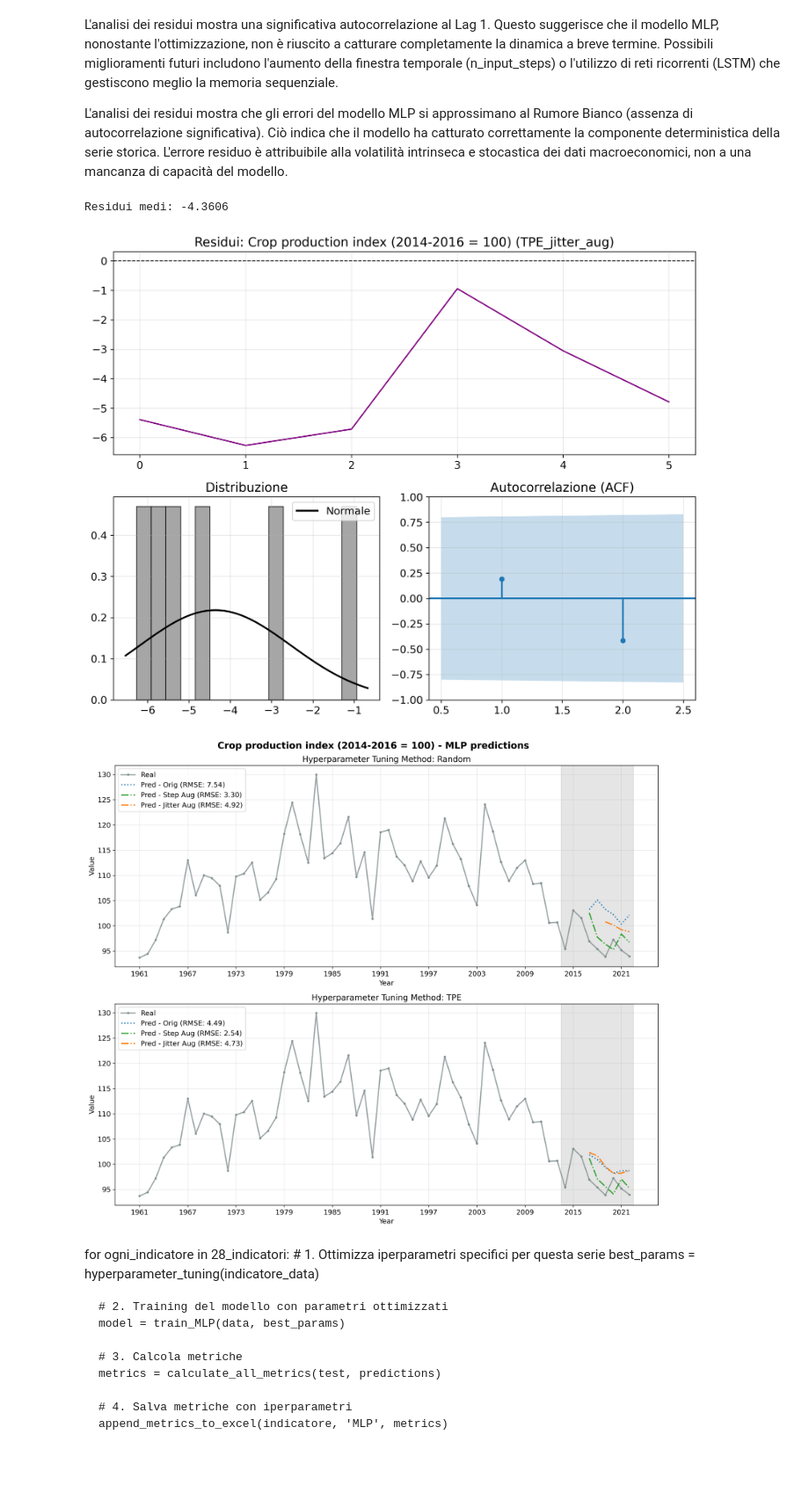
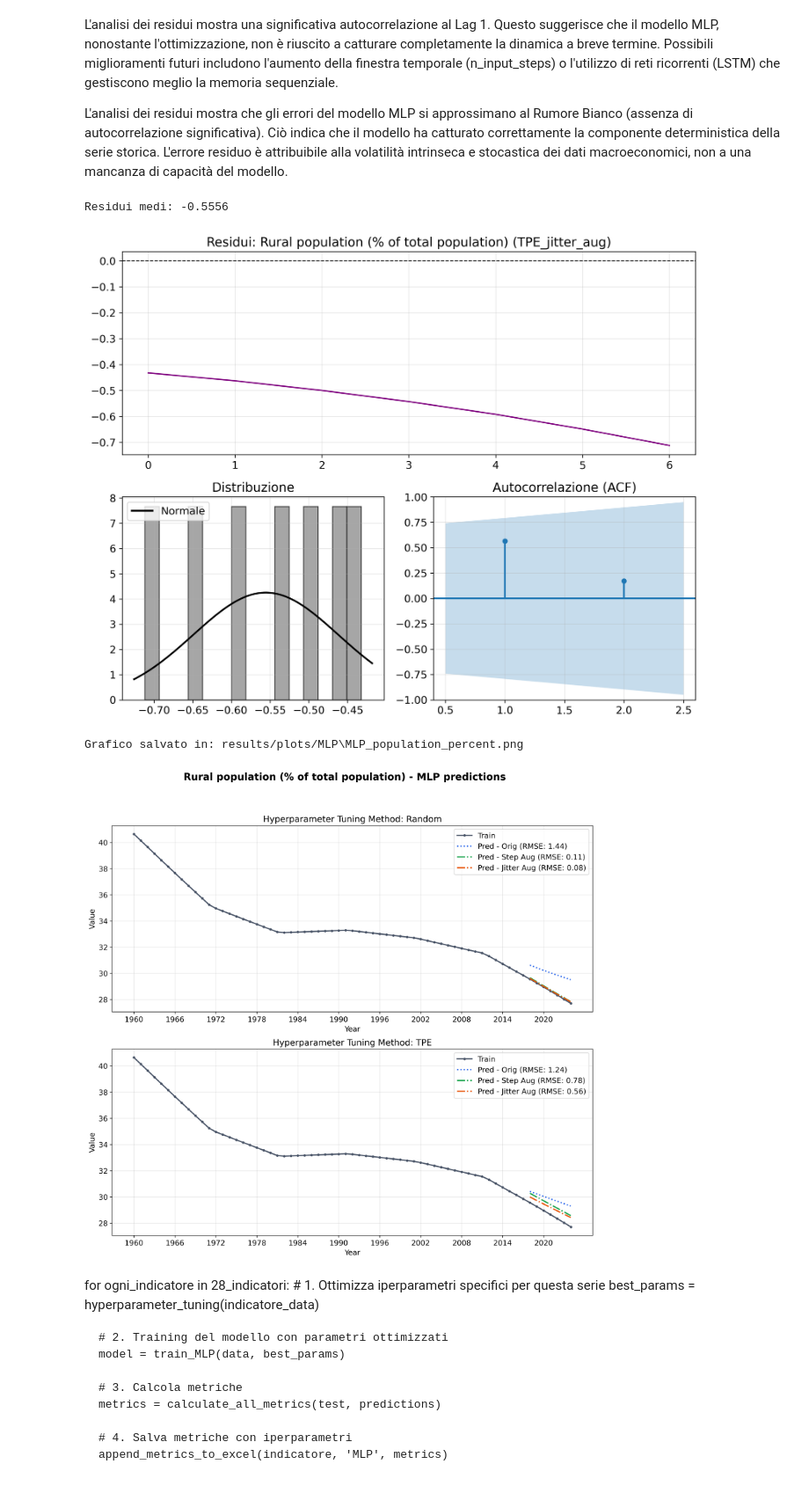
Before and after one commit to ginevraoldani/timeseries-forecasting-on-rural-development, a Jupyter notebook: notebooks/09_2_hyperparam_tuning_MLP.ipynb, the cells around one changed output. Shown at 88% size. Saved outputs shown, nothing was run; the diff lists cells and outputs as text; code cells hidden in the pictures.

Commit message:
unified plot visualization for nn + predictions 2030 MLP

```diff
--- a/notebooks/09_2_hyperparam_tuning_MLP.ipynb
+++ b/notebooks/09_2_hyperparam_tuning_MLP.ipynb
@@ -99,7 +94,7 @@ scaled_orig_aug_subsets = {}
 scalers_subsets = {}
 
 for indicator in INDICATORS:
-    scaled_subsets, scalers = pp.scale_datasets(orig_aug_subsets[indicator])
+    scaled_subsets, scalers = pipe.scale_datasets(orig_aug_subsets[indicator])
     scaled_orig_aug_subsets[indicator] = scaled_subsets
     scalers_subsets[indicator] = scalers
 # %% [markdown]
@@ -135,8 +130,8 @@ def objective(trial, scaled_data_dict):
     train_data = scaled_data_dict['train']
     val_data = scaled_data_dict['val']
 
-    X_train, y_train = pp.create_sequences(train_data['Value'], n_input_steps)
-    X_val, y_val = pp.create_sequences(val_data['Value'], n_input_steps)
+    X_train, y_train = pipe.create_sequences(train_data['Value'], n_input_steps)
+    X_val, y_val = pipe.create_sequences(val_data['Value'], n_input_steps)
 
     # Check di sicurezza: se la window è troppo grande e i dati pochi, X è vuoto
     if len(X_train) == 0 or len(X_val) == 0:
@@ -162,7 +157,7 @@ def objective(trial, scaled_data_dict):
 # %%
 tuning_results = []
 BACKUP_FILE = "tuning_results_backup.pkl"
-N_TRIALS = 10
+N_TRIALS = 7
 
 for SAMPLER_MODE in ["Random", "TPE"]:
     for indicator in INDICATORS:
@@ -309,7 +286,7 @@ for entry in tuning_results:
     ds_type = entry['dataset_type']
     params = entry['best_params']
 
-    print(f"Refitting: {ind} | {sampler} | {ds_type} ...")
+    print(f"\nRefitting: {ind} | {sampler} | {ds_type} ...")
 
     scaler_y = scalers_subsets[ind]['scaler_y']
     train_df = scaled_orig_aug_subsets[ind][f'{ds_type}_train']
@@ -317,9 +294,9 @@ for entry in tuning_results:
     test_df  = scaled_orig_aug_subsets[ind]['orig_test']
 
     n_steps = params['n_input_steps']
-    X_train, y_train = pp.create_sequences(train_df['Value'], n_steps)
-    X_val, y_val = pp.create_sequences(val_df['Value'], n_steps)
-    X_test, y_test = pp.create_sequences(test_df['Value'], n_steps)
+    X_train, y_train = pipe.create_sequences(train_df['Value'], n_steps)
+    X_val, y_val = pipe.create_sequences(val_df['Value'], n_steps)
+    X_test, y_test = pipe.create_sequences(test_df['Value'], n_steps)
 
     if len(X_test) == 0:
         print(f"SKIP {ind}-{ds_type}: Test set troppo corto per window {n_steps}")
@@ -465,28 +369,27 @@ print(f"Residui medi: {res_stats['mean']:.4f}")
 visual.plot_residuals(
     residuals=residuals_array,
     model_name=f"{sampler}_{ds_type}",
-    indicator_name=ind
+    variable_name=ind
 )
 # %% [output]
-Residui medi: -4.3606
+Residui medi: -0.5556
-[figure, old version]
+[figure, new version]
 # %%
-train_orig = scaled_orig_aug_subsets[indicator]['orig_train']
-val_orig   = scaled_orig_aug_subsets[indicator]['orig_val']
-test_orig  = scaled_orig_aug_subsets[indicator]['orig_test']
+train_orig = orig_aug_subsets[indicator]['orig_train']
+val_orig = orig_aug_subsets[indicator]['orig_val']
+test_orig = orig_aug_subsets[indicator]['orig_test']
 
-scaler_y = scalers_subsets[indicator]['scaler_y']
-
-plot_full_history_comparison(
+visual.plot_nn_predictions(
     indicator,
     predictions_dict,
     train_orig,
     val_orig,
     test_orig,
-    scaler_y
+    model_name="MLP"
 )
 # %% [output]
+Grafico salvato in: results/plots/MLP\MLP_population_percent.png
-[figure, old version]
+[figure, new version]
 # %% [markdown]
 for ogni_indicatore in 28_indicatori:
     # 1. Ottimizza iperparametri specifici per questa serie
```
Also changed, not shown: parts of 9 cells of this notebook, 10 other files.
